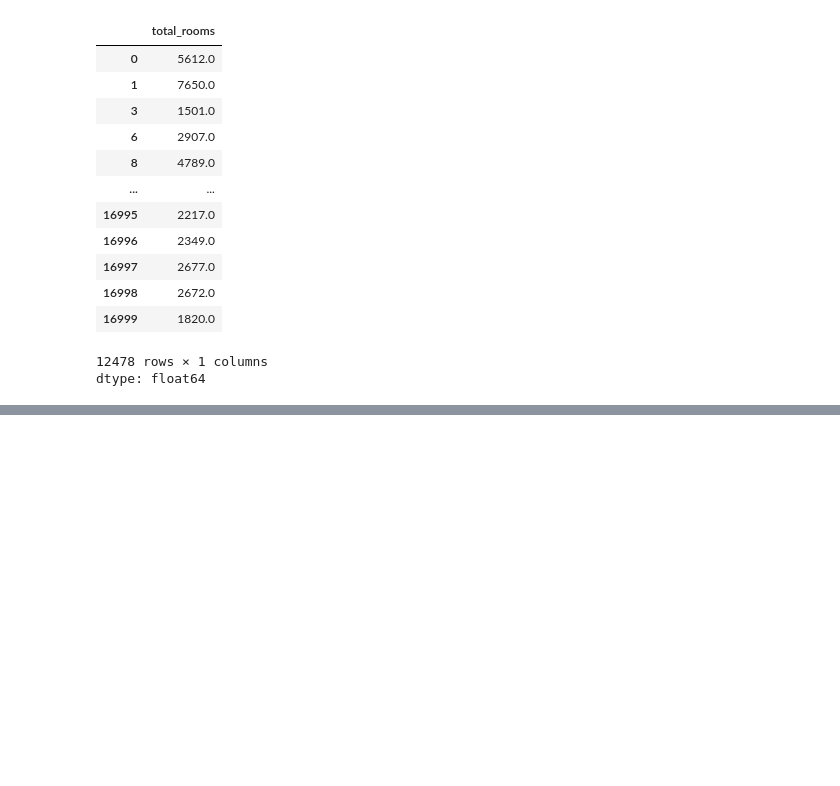
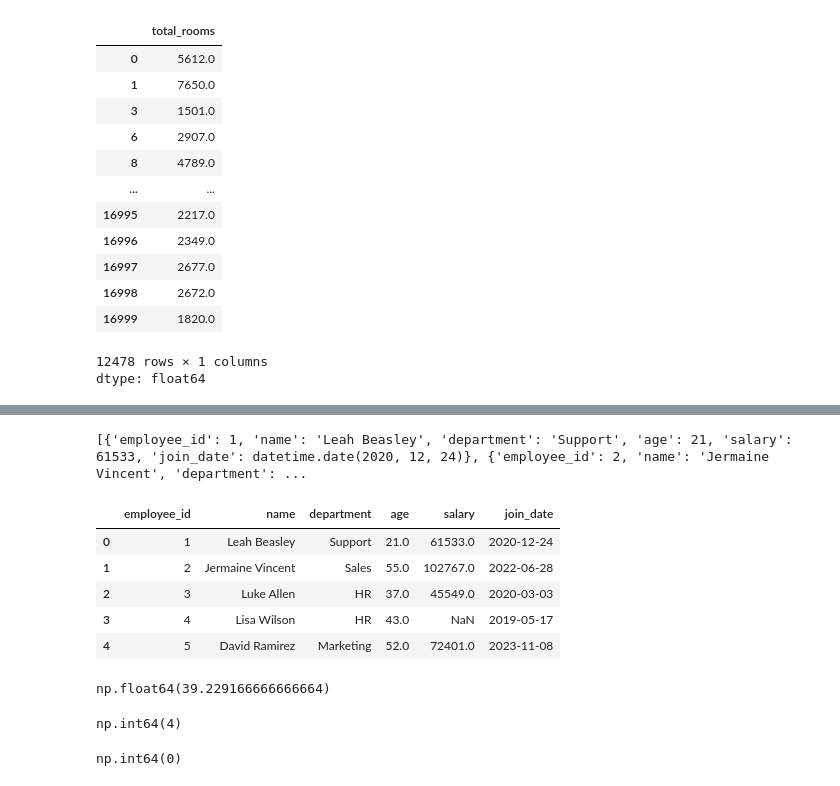
Before and after one commit to abdurrahman16/Pandas-Data-Manipulation, a Jupyter notebook: Pandas_Numpy_Advance_OP.ipynb, the cells around one changed output, grey strips where cells are left out. Cells and saved outputs as stored; diff of their text form; code cells hidden in the pictures; blank space fills up the shorter version.

```diff
--- a/Pandas_Numpy_Advance_OP.ipynb
+++ b/Pandas_Numpy_Advance_OP.ipynb
@@ -53,0 +123,42 @@ df2.apply(lambda x:x+10)
+# %%
+import random
+import faker
+
+fake = faker.Faker()
+n_employees = 100
+departments = ["HR", "Sales", "IT", "Finance", "Marketing", "Operations", "Support"]
+
+data = [
+    {
+        "employee_id": i,
+        "name": fake.name(),
+        "department": random.choice(departments) if random.random() > 0.1 else None,
+        "age": random.randint(20, 60) if random.random() > 0.05 else None,
+        "salary": random.randint(40000, 120000) if random.random() > 0.15 else None,
+        "join_date": fake.date_between(start_date="-8y", end_date="today") if random.random() > 0.1 else None,
+    }
+    for i in range(1, n_employees + 1)
+]
+
+print(data[:5])
+# %% [output]
+[{'employee_id': 1, 'name': 'Leah Beasley', 'department': 'Support', 'age': 21, 'salary': 61533, 'join_date': datetime.date(2020, 12, 24)}, {'employee_id': 2, 'name': 'Jermaine Vincent', 'department': ...
+# %%
+mydata=pd.DataFrame(data)
+# %%
+mydata.head()
+# %% [output]
+|  | employee_id | name | department | age | salary | join_date |
+| 0 | 1 | Leah Beasley | Support | 21.0 | 61533.0 | 2020-12-24 |
+| 1 | 2 | Jermaine Vincent | Sales | 55.0 | 102767.0 | 2022-06-28 |
+| 2 | 3 | Luke Allen | HR | 37.0 | 45549.0 | 2020-03-03 |
+| 3 | 4 | Lisa Wilson | HR | 43.0 | NaN | 2019-05-17 |
+| 4 | 5 | David Ramirez | Marketing | 52.0 | 72401.0 | 2023-11-08 |
+# %%
+mydata['age'].mean()
+# %% [output]
+np.float64(39.229166666666664)
+# %%
+mydata['age'].isna().sum()
+# %% [output]
+np.int64(4)
@@ -53,0 +170,4 @@ df2.apply(lambda x:x+10)
+# %%
+mydata['salary'].isna().sum()
+# %% [output]
+np.int64(0)
```
Also changed, not shown: parts of 11 cells of this notebook.
